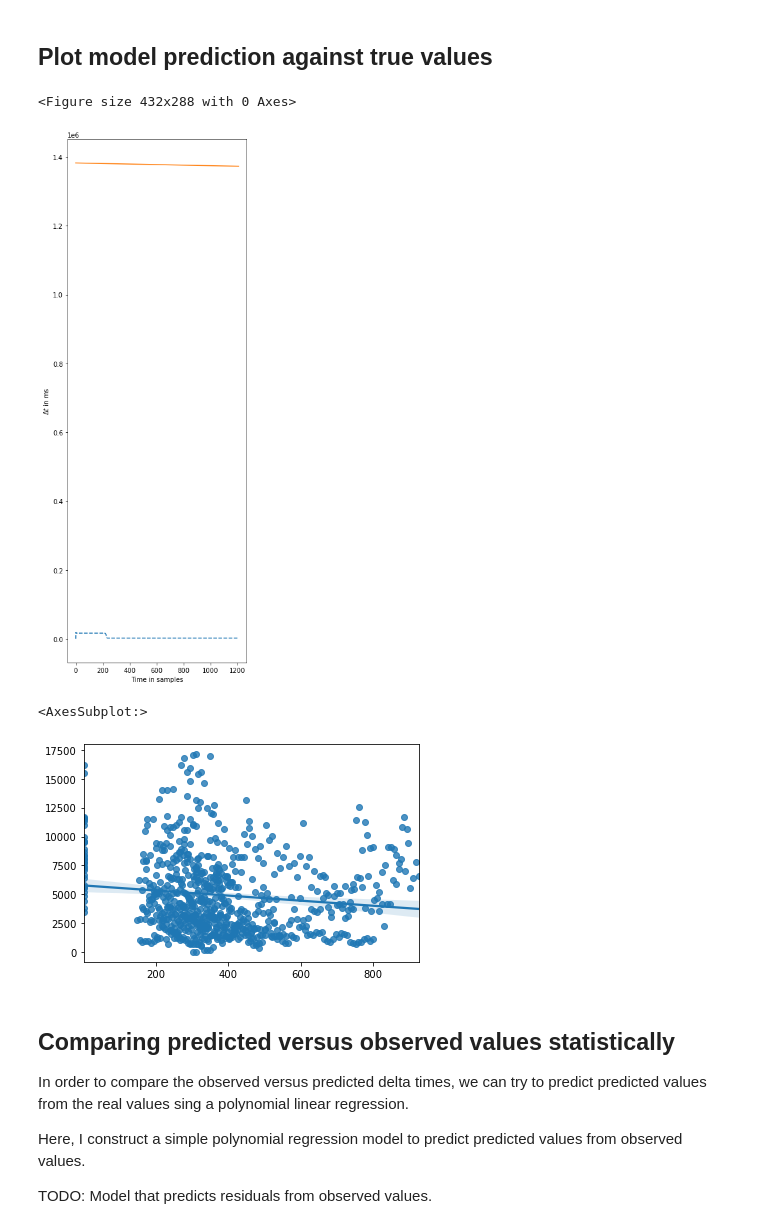
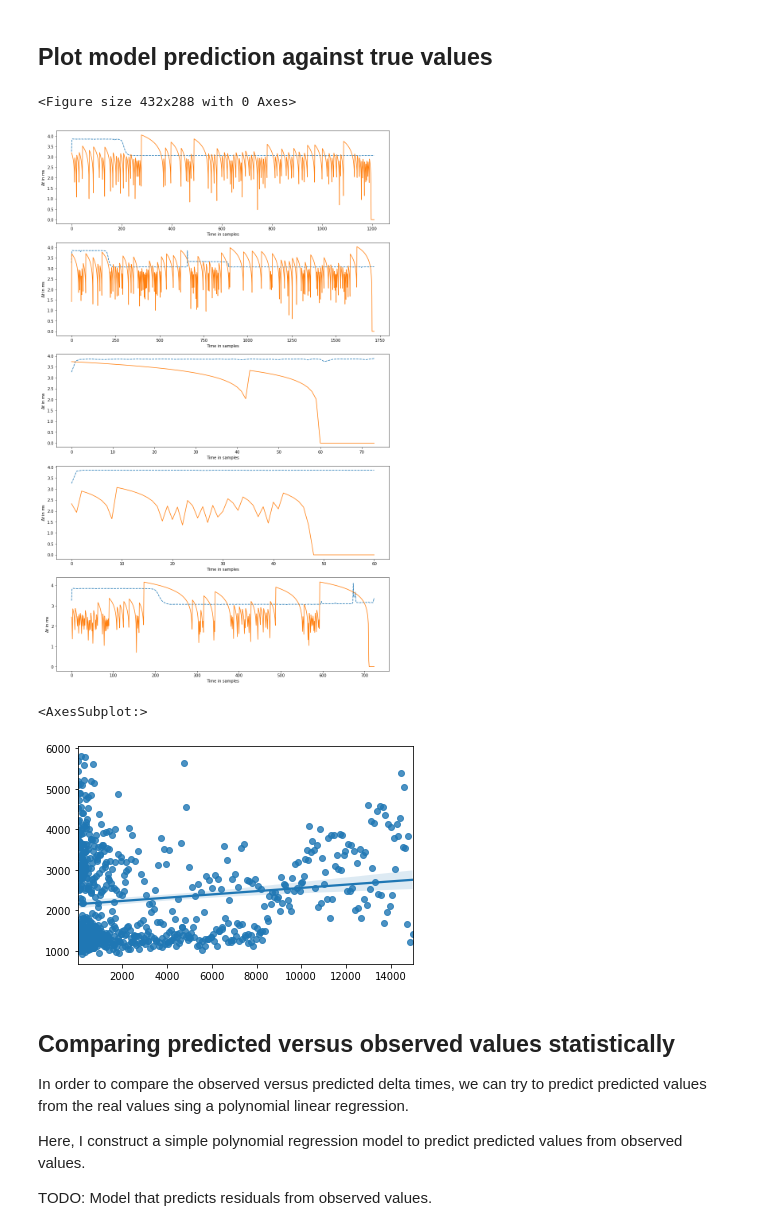
Before and after one commit to luka-ve/movement_prediction, a Jupyter notebook: Python/LSTM_movement_prediction.ipynb, the cells around one changed output. Drawn from its saved outputs; the diff is of its cells as text; code cells hidden in the pictures.

```diff
--- a/Python/LSTM_movement_prediction.ipynb
+++ b/Python/LSTM_movement_prediction.ipynb
@@ -492,0 +515,10 @@ ppt_test = DataLoader(stft_norm_test, taps_test, shuffle=False)
+# %%
+ppt_train = DataLoader(stft_norm_train, taps_train, batch_size=1)
+
+ppt_validation = DataLoader(stft_norm_validation, taps_validation, batch_size=1)
+
+ppt_test = DataLoader(stft_norm_test, taps_test, shuffle=False)
+
+print(f'Train set contains {len(ppt_train)} batches with batch size of {ppt_train.batch_size}. Total number of samples: {len(ppt_train) * ppt_train.batch_size}')
+print(f'Validation set contains {len(ppt_validation)} batches with batch size of {ppt_validation.batch_size}. Total number of samples: {len(ppt_validation) * ppt_validation.batch_size}')
+print(f'Test set contains {len(ppt_test) * ppt_test.batch_size} samples')
@@ -493,9 +529,7 @@ ppt_test = DataLoader(stft_norm_test, taps_test, shuffle=False)
 # %%
 model.fit(ppt_train,
-          epochs=15,
-          steps_per_epoch=20,
+          epochs=2,
           validation_data=ppt_validation,
-          validation_steps=4,
           use_multiprocessing=False,
-          verbose=1)
+          verbose=2)
 # %% [output]
@@ -533,17 +554,11 @@ Model done saving.
 # %%
 # Predict on all sequences
 #ppt_validation_shuffle = DataLoader(stft_norm_validation, taps_validation, batch_size=64, shuffle=True)
-ppt_train_unshuffled = DataLoader(stft_norm_test, taps_test, shuffle=False)
+#ppt_train_unshuffled = DataLoader(stft_norm_test, taps_test, shuffle=False)
 
 _X, _Y, _Y_hat = [], [], []
-for i in range(1):
-    _x, _y = ppt_train_unshuffled[i]
+for i in range(ppt_test.x_n):
+    _x, _y = ppt_test[i]
     _X.append(_x)
     _Y.append(_y)
     _Y_hat.append(model.predict(_x))
-
-#_Y_random = model.predict(np.random.rand(10, 235, 704))
-
-#print(_X.shape)
-#print(y_hat.shape)
-#print(np.std(y_hat, axis=0))
@@ -550,34 +569,36 @@ for i in range(1):
 # %%
 # New plots for new test framework
 %matplotlib inline
 
-RMSE = np.sqrt(((_Y_hat[0] - _Y[0]) ** 2).mean(0))
+#RMSE = np.sqrt(((_Y_hat[0] - _Y[0]) ** 2).mean(0))
 
 sequence_id = 0
 output_feature = 0
 
 #fig, ((deltas_plt, n_taps_plt), (RMSE_deltas_plt, RMSE_ntaps_plt)) = plt.subplots(2, 2, figsize=(15, 15))
 
 plt.figure()
-fig, axs = plt.subplots(len(_Y), 1, figsize=(5 * len(_Y), 15))
+fig, axs = plt.subplots(len(_Y), 1, figsize=(15, 5 * len(_Y)))
 
 
 for sequence_id in range(len(_Y)):
-    axs.plot(10 ** _Y_hat[sequence_id][:, output_feature], '--')
-    axs.plot(10 ** _Y[sequence_id][:, output_feature], '-')
-    axs.set_xlabel('Time in samples')
-    axs.set_ylabel('$\Delta t$ in ms')
+    axs[sequence_id].plot(_Y_hat[sequence_id][:, output_feature], '--')
+    axs[sequence_id].plot(_Y[sequence_id][:, output_feature], '-')
+    #axs[sequence_id].plot(_Y_random[:, output_feature], '-')
+    axs[sequence_id].set_xlabel('Time in samples')
+    axs[sequence_id].set_ylabel('$\Delta t$ in ms')
+
 plt.show()
 # %% [output]
 <Figure size 432x288 with 0 Axes>
-[figure, old version]
+[figure, new version]
 # %%
 # XY Scatter plot
 import seaborn as sb
 
 
-sb.regplot(10 ** _Y[sequence_id][:800, output_feature],
-           10 ** _Y_hat[sequence_id][:800, output_feature])
+sb.regplot(10 ** _Y[sequence_id][:, output_feature],
+           10 ** _Y_hat[sequence_id][:, output_feature])
 
 #plt.figure(figsize=(11, 11))
 #plt.scatter(10 ** _Y[sequence_id][:800, output_feature],
@@ -586,7 +607,7 @@ sb.regplot(10 ** _Y[sequence_id][:800, output_feature],
 #plt.show
 # %% [output]
 <AxesSubplot:>
-[figure, old version]
+[figure, new version]
 # %% [markdown]
 ## Comparing predicted versus observed values statistically
 
```
Also changed, not shown: parts of 19 cells of this notebook, 1 other file.
